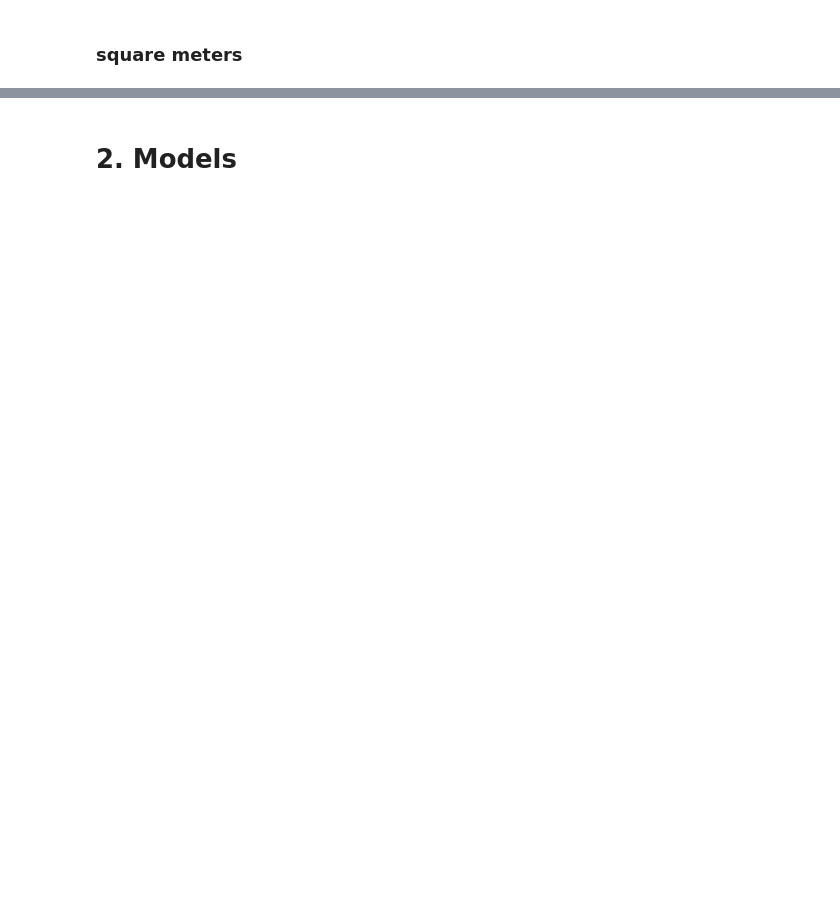
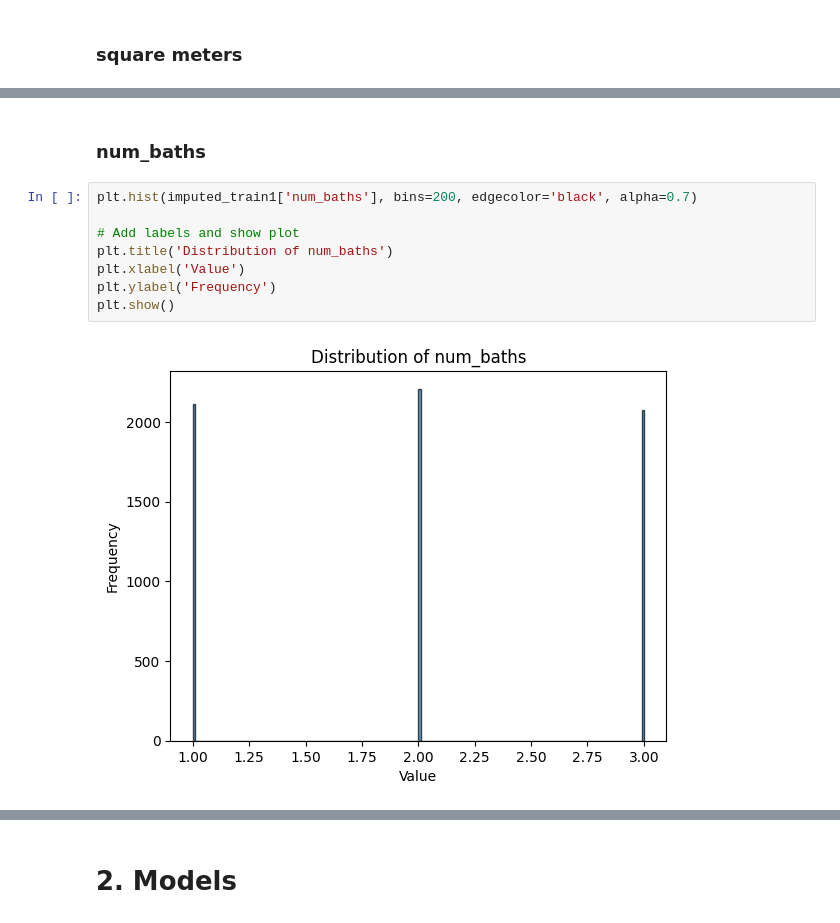
Before and after one commit to DenisProcyon/DSDM_ML_Pred, a Jupyter notebook: main.ipynb, the cells around one changed output, grey strips where cells are left out. Drawn from its saved outputs; the diff is of its cells as text; blank space fills up the shorter version.

```diff
--- a/main.ipynb
+++ b/main.ipynb
@@ -211,0 +232,12 @@ plt.show()
+# %% [markdown]
+### num_baths
+# %%
+plt.hist(imputed_train1['num_baths'], bins=200, edgecolor='black', alpha=0.7)
+
+# Add labels and show plot
+plt.title('Distribution of num_baths')
+plt.xlabel('Value')
+plt.ylabel('Frequency')
+plt.show()
+# %% [output]
+[figure, added]
```
Also changed, not shown: parts of 44 cells of this notebook.
